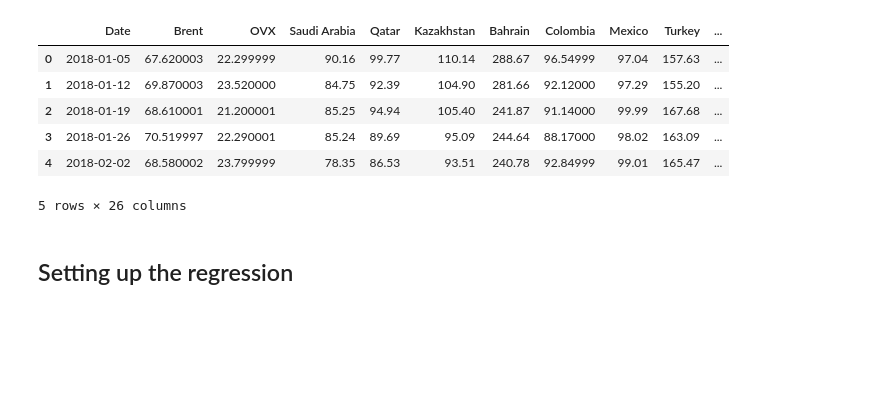
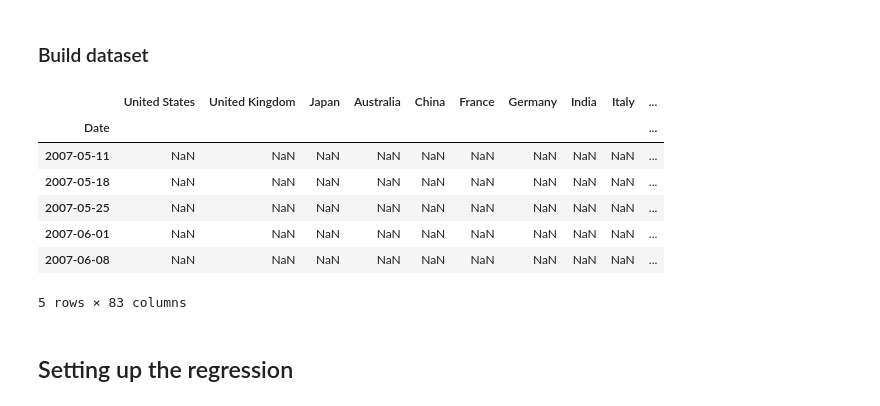
Before and after one commit to juanfp02/commodities_and_sovereigns, a Jupyter notebook: 01_Regression_Analysis.ipynb, the cells around one changed output. Saved outputs shown, nothing was run; the diff lists cells and outputs as text; code cells hidden in the pictures; blank space fills up the shorter version.

```diff
--- a/01_Regression_Analysis.ipynb
+++ b/01_Regression_Analysis.ipynb
@@ -6,24 +7,42 @@ import statsmodels
+# %% [markdown]
+### Build dataset
 # %%
-CDS_data = pd.read_csv('data/final_sample.csv')
+CDS_data = pd.read_csv('data/processed/CDS/Weekly_CDS.csv')
 CDS_data['Date'] = pd.to_datetime(CDS_data['Date'])
 CDS_data.set_index('Date', inplace=True)
 
-Global_Controls = pd.read_excel('data/raw/data_masterfile.xlsx', sheet_name='Global_Controls')
-Global_Controls = Global_Controls.rename(columns={'Dates': 'Date'})
-Global_Controls['Date'] = pd.to_datetime(Global_Controls['Date'])
-Global_Controls.set_index('Date', inplace=True)
+Oil_data = pd.read_csv('data/processed/Oil/oil_prices_datastream.csv')
+Oil_data['Date'] = pd.to_datetime(Oil_data['Date'])
+Oil_data.set_index('Date', inplace=True)
 
-merged = pd.merge(CDS_data, Global_Controls, on='Date', how='inner')
-merged = merged.reset_index()
+Macro_risk_variables = pd.read_csv('data/processed/Macroeconomic_variables/macro_risk_variables.csv')
+Macro_risk_variables['Date'] = pd.to_datetime(Macro_risk_variables['Date'])
+Macro_risk_variables.set_index('Date', inplace=True)
+
+VIX = pd.read_csv('data/processed/Macroeconomic_variables/VIXCLS.csv')
+VIX['Date'] = pd.to_datetime(VIX['Date'])
+VIX.set_index('Date', inplace=True)
+
+OVX = pd.read_csv('data/processed/Macroeconomic_variables/OVXCLS.csv')
+OVX['Date'] = pd.to_datetime(OVX['Date'])
+OVX.set_index('Date', inplace=True)
+
+merged = CDS_data.copy()
+merged = pd.merge(merged, Oil_data, on='Date', how='inner')
+merged = pd.merge(merged, Macro_risk_variables, on='Date', how='inner')
+merged = pd.merge(merged, VIX, on='Date', how='inner')
+merged = pd.merge(merged, OVX, on='Date', how='inner')
+#merged.set_index('Date',inplace=True)
 merged.head()
 # %% [output]
-|  | Date | Brent | OVX | Saudi Arabia | Qatar | Kazakhstan | Bahrain | Colombia | Mexico | Turkey | ... |
-| 0 | 2018-01-05 | 67.620003 | 22.299999 | 90.16 | 99.77 | 110.14 | 288.67 | 96.54999 | 97.04 | 157.63 | ... |
-| 1 | 2018-01-12 | 69.870003 | 23.520000 | 84.75 | 92.39 | 104.90 | 281.66 | 92.12000 | 97.29 | 155.20 | ... |
-| 2 | 2018-01-19 | 68.610001 | 21.200001 | 85.25 | 94.94 | 105.40 | 241.87 | 91.14000 | 99.99 | 167.68 | ... |
-| 3 | 2018-01-26 | 70.519997 | 22.290001 | 85.24 | 89.69 | 95.09 | 244.64 | 88.17000 | 98.02 | 163.09 | ... |
-| 4 | 2018-02-02 | 68.580002 | 23.799999 | 78.35 | 86.53 | 93.51 | 240.78 | 92.84999 | 99.01 | 165.47 | ... |
+|  | United States | United Kingdom | Japan | Australia | China | France | Germany | India | Italy | ... |
+| Date |  |  |  |  |  |  |  |  |  | ... |
+| 2007-05-11 | NaN | NaN | NaN | NaN | NaN | NaN | NaN | NaN | NaN | ... |
+| 2007-05-18 | NaN | NaN | NaN | NaN | NaN | NaN | NaN | NaN | NaN | ... |
+| 2007-05-25 | NaN | NaN | NaN | NaN | NaN | NaN | NaN | NaN | NaN | ... |
+| 2007-06-01 | NaN | NaN | NaN | NaN | NaN | NaN | NaN | NaN | NaN | ... |
+| 2007-06-08 | NaN | NaN | NaN | NaN | NaN | NaN | NaN | NaN | NaN | ... |
-5 rows × 26 columns
+5 rows × 83 columns
 # %% [markdown]
 ## Setting up the regression
 # %% [markdown]
```
Also changed, not shown: parts of 5 cells of this notebook, 13 other files.
